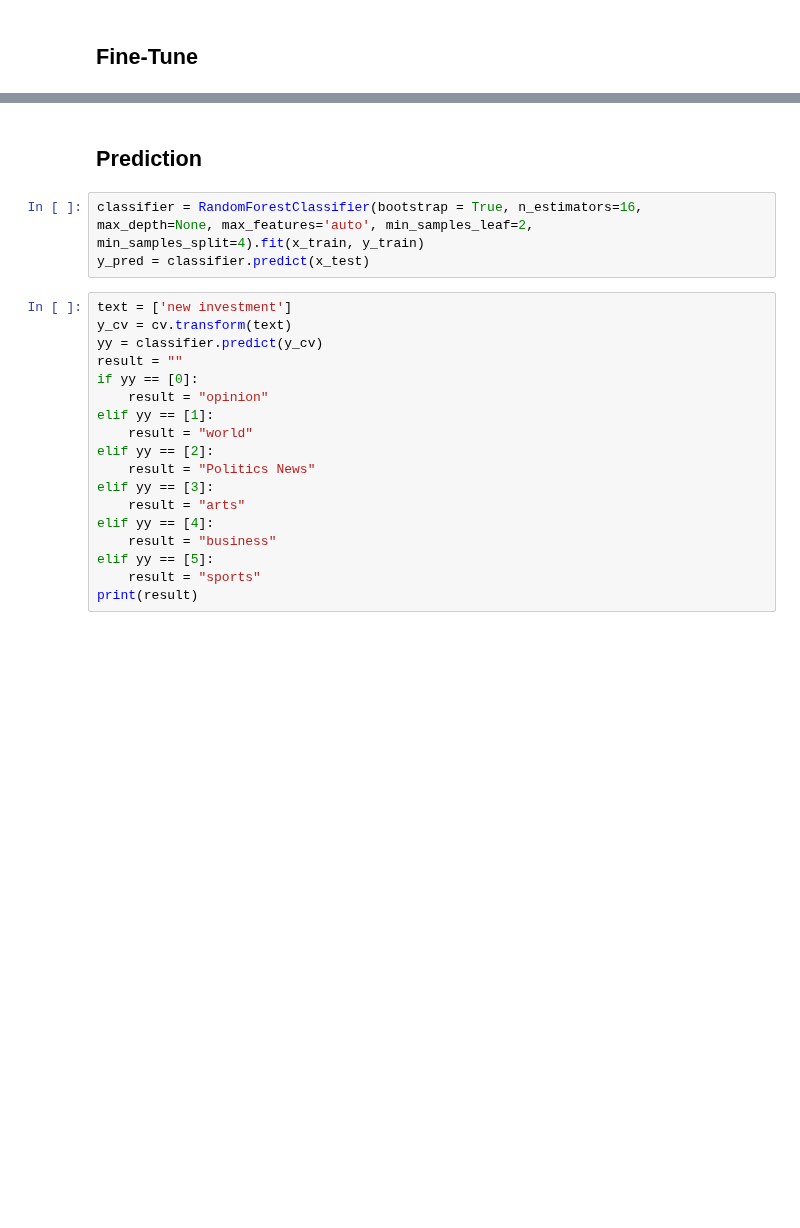
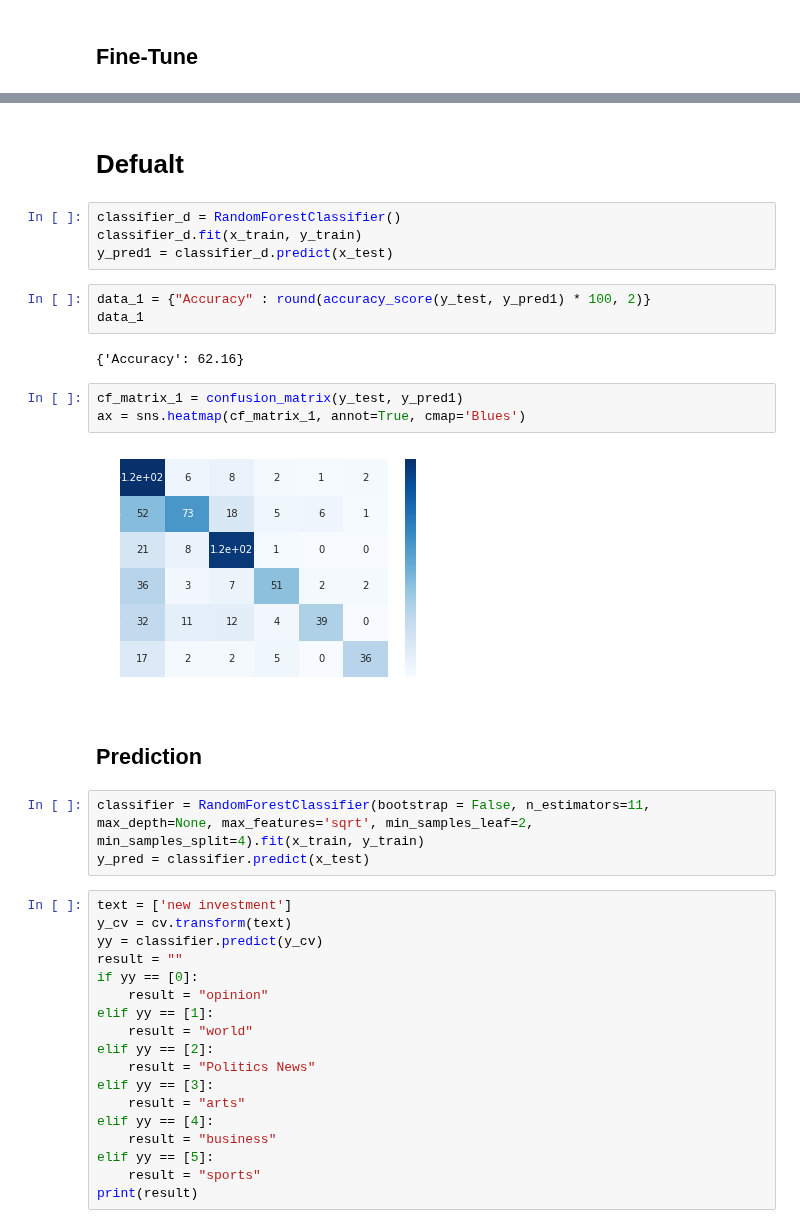
Before and after one commit to MEOW119X/Automated-News-Categorizer, a Jupyter notebook: notebook/Model.ipynb, the cells around one changed output, grey strips where cells are left out. Drawn from its saved outputs; the diff is of its cells as text; blank space fills up the shorter version.

```diff
--- a/notebook/Model.ipynb
+++ b/notebook/Model.ipynb
@@ -564,7 +572,23 @@ rd_Random.best_params_
+# %% [markdown]
+# Defualt
+# %%
+classifier_d = RandomForestClassifier()
+classifier_d.fit(x_train, y_train)
+y_pred1 = classifier_d.predict(x_test)
+# %%
+data_1 = {"Accuracy" : round(accuracy_score(y_test, y_pred1) * 100, 2)}
+data_1
+# %% [output]
+{'Accuracy': 62.16}
+# %%
+cf_matrix_1 = confusion_matrix(y_test, y_pred1)
+ax = sns.heatmap(cf_matrix_1, annot=True, cmap='Blues')
+# %% [output]
+[figure, added]
 # %% [markdown]
 ## Prediction
 # %%
-classifier = RandomForestClassifier(bootstrap = True, n_estimators=16, max_depth=None, max_features='auto', min_samples_leaf=2, min_samples_split=4).fit(x_train, y_train)
+classifier = RandomForestClassifier(bootstrap = False, n_estimators=11, max_depth=None, max_features='sqrt', min_samples_leaf=2, min_samples_split=4).fit(x_train, y_train)
 y_pred = classifier.predict(x_test)
 # %%
 text = ['new investment']
```
Also changed, not shown: parts of 15 cells of this notebook, 5 other files.
